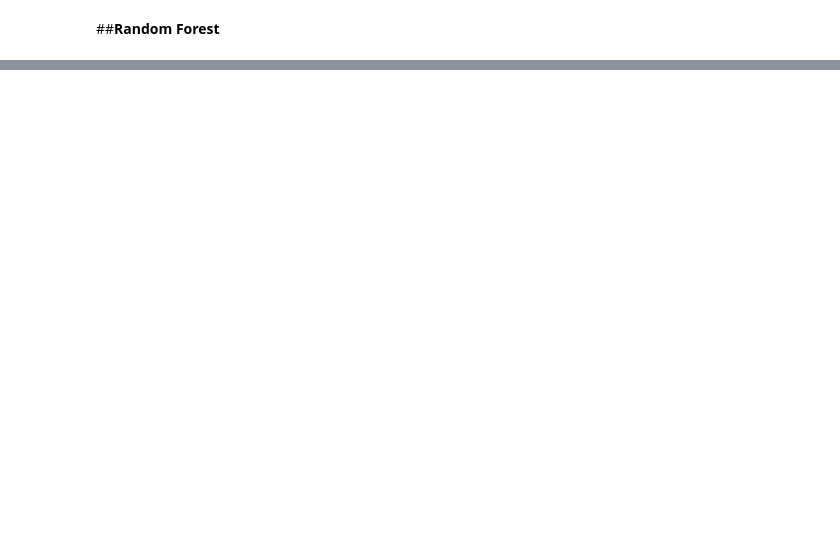
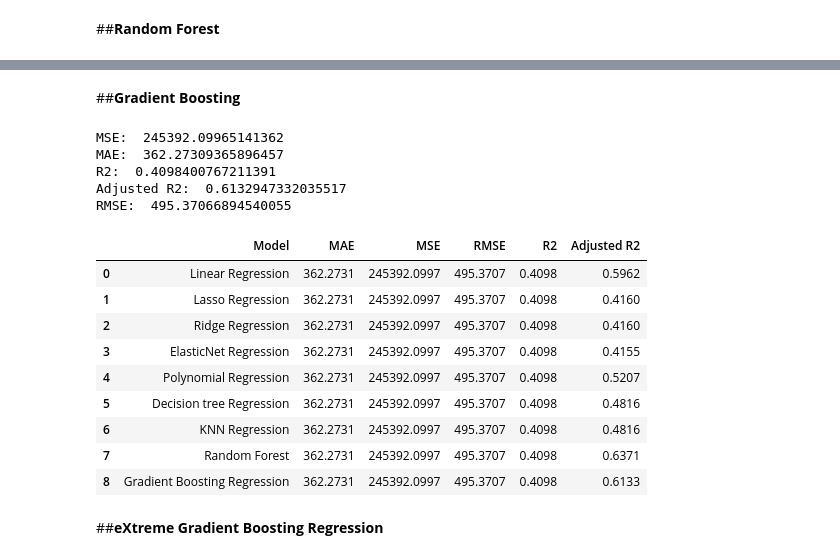
Before and after one commit to shwe-hg/Capstone-Project-On-ML-Regression-, a Jupyter notebook: Project_on_regression.ipynb, the cells around one changed output, grey strips where cells are left out. Drawn from its saved outputs; the diff is of its cells as text; code cells hidden in the pictures; blank space fills up the shorter version.

```diff
--- a/Project_on_regression.ipynb
+++ b/Project_on_regression.ipynb
@@ -1349,0 +1477,10 @@ RMSE: 384.60411674869096
+# %%
+train_dict={'Model':"Random Forest",
+             'MAE':round(MAE,4),
+             'MSE':round(MSE,4),
+             'RMSE':round(RMSE,4),
+             'R2':round(R2,4),
+              'Adjusted R2':round(adjusted_r2,4)}
+# %%
+traing_results_df=traing_results_df.append(train_dict,ignore_index=True)
+traing_results_df
@@ -1349,0 +1497,2 @@ RMSE: 384.60411674869096
+# %% [markdown]
+##**Gradient Boosting**
@@ -1349,0 +1502,49 @@ RMSE: 384.60411674869096
+# %%
+gb = GradientBoostingRegressor(n_estimators=100, learning_rate=0.1, random_state=0)
+gb.fit(X, Y)
+
+# Make predictions
+Y_pred = gb.predict(X)
+
+# Compute evaluation metrics
+mse = mean_squared_error(Y, Y_pred)
+mae = mean_absolute_error(Y, Y_pred)
+r2 = r2_score(Y, Y_pred)
+n = len(Y)
+adj_r2 = 1 - (1 - r2) * (n - 1) / (n - X.shape[1] - 1)
+rmse = np.sqrt(mse)
+
+print("MSE: ", MSE)
+print("MAE: ", MAE)
+print("R2: ", R2)
+print("Adjusted R2: ", adj_r2)
+print("RMSE: ", RMSE)
+# %% [output]
+MSE:  245392.09965141362
+MAE:  362.27309365896457
+R2:  0.4098400767211391
+Adjusted R2:  0.6132947332035517
+RMSE:  495.37066894540055
+# %%
+train_dict={'Model':"Gradient Boosting Regression",
+             'MAE':round(MAE,4),
+             'MSE':round(MSE,4),
+             'RMSE':round(RMSE,4),
+             'R2':round(R2,4),
+              'Adjusted R2':round(adj_r2,4)}
+# %%
+traing_results_df=traing_results_df.append(train_dict,ignore_index=True)
+traing_results_df
+# %% [output]
+|  | Model | MAE | MSE | RMSE | R2 | Adjusted R2 |
+| 0 | Linear Regression | 362.2731 | 245392.0997 | 495.3707 | 0.4098 | 0.5962 |
+| 1 | Lasso Regression | 362.2731 | 245392.0997 | 495.3707 | 0.4098 | 0.4160 |
+| 2 | Ridge Regression | 362.2731 | 245392.0997 | 495.3707 | 0.4098 | 0.4160 |
+| 3 | ElasticNet Regression | 362.2731 | 245392.0997 | 495.3707 | 0.4098 | 0.4155 |
+| 4 | Polynomial Regression | 362.2731 | 245392.0997 | 495.3707 | 0.4098 | 0.5207 |
+| 5 | Decision tree Regression | 362.2731 | 245392.0997 | 495.3707 | 0.4098 | 0.4816 |
+| 6 | KNN Regression | 362.2731 | 245392.0997 | 495.3707 | 0.4098 | 0.4816 |
+| 7 | Random Forest | 362.2731 | 245392.0997 | 495.3707 | 0.4098 | 0.6371 |
+| 8 | Gradient Boosting Regression | 362.2731 | 245392.0997 | 495.3707 | 0.4098 | 0.6133 |
+# %% [markdown]
+##**eXtreme Gradient Boosting Regression**
```
Also changed, not shown: parts of 45 cells of this notebook.
